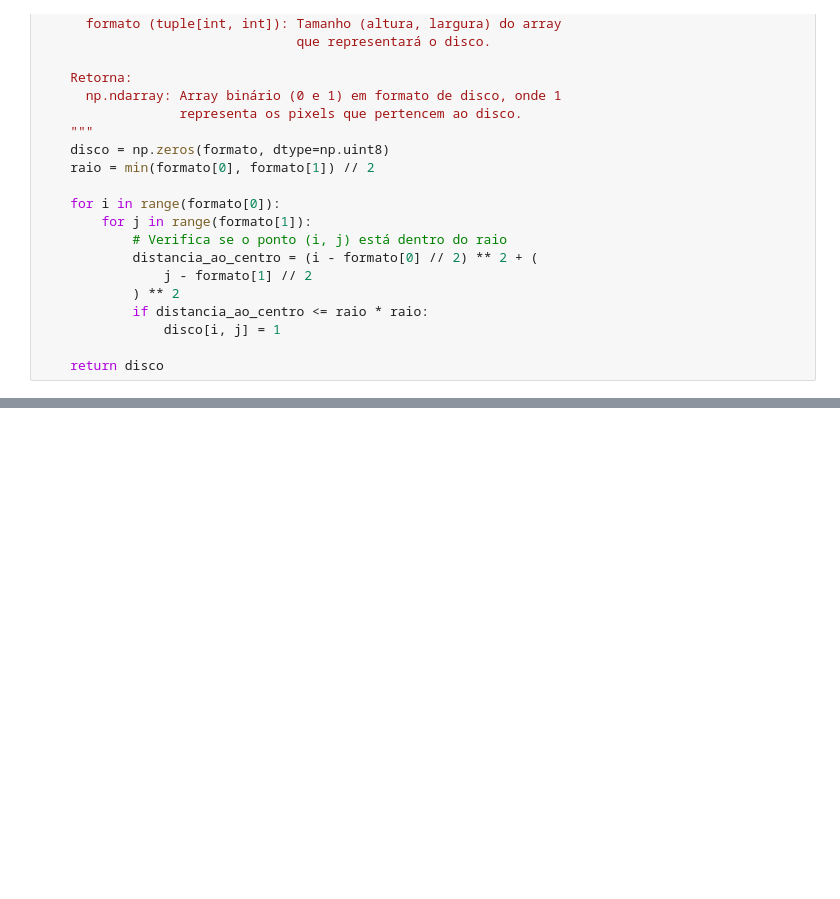
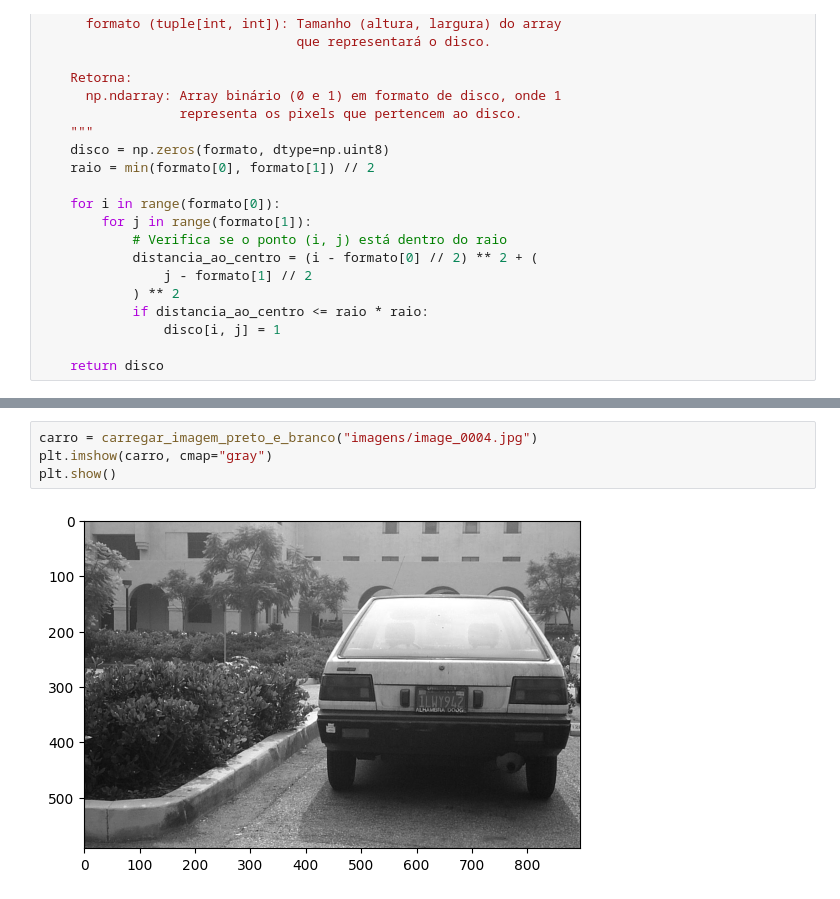
Before and after one commit to matheus-araujo-pereira/detectador-de-carros-em-imagens, a Jupyter notebook: detector.ipynb, the cells around one changed output, grey strips where cells are left out. Cells and saved outputs as stored; diff of their text form; blank space fills up the shorter version.

```diff
--- a/detector.ipynb
+++ b/detector.ipynb
@@ -341,0 +377,6 @@ def disco_estruturante(formato: tuple[int, int]) -> np.ndarray:
+# %%
+carro = carregar_imagem_preto_e_branco("imagens/image_0004.jpg")
+plt.imshow(carro, cmap="gray")
+plt.show()
+# %% [output]
+[figure, added]
```
Also changed, not shown: parts of 11 cells of this notebook.
